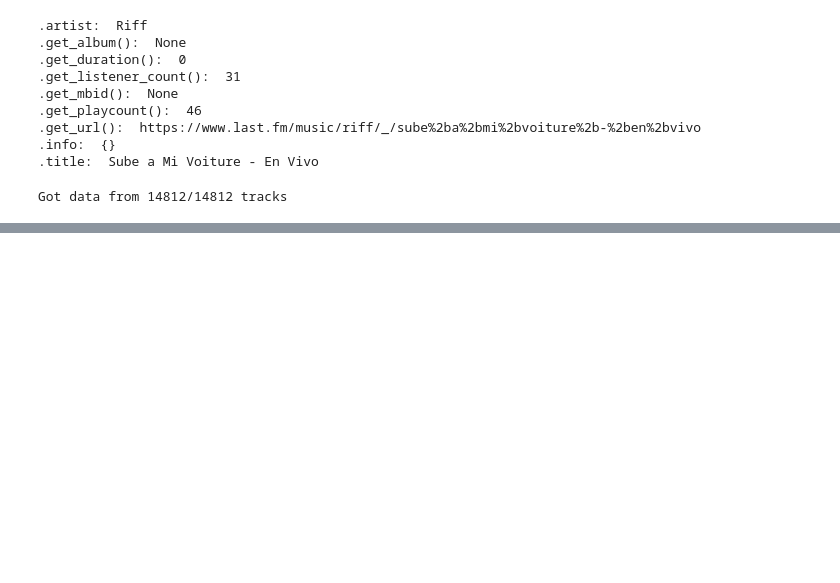
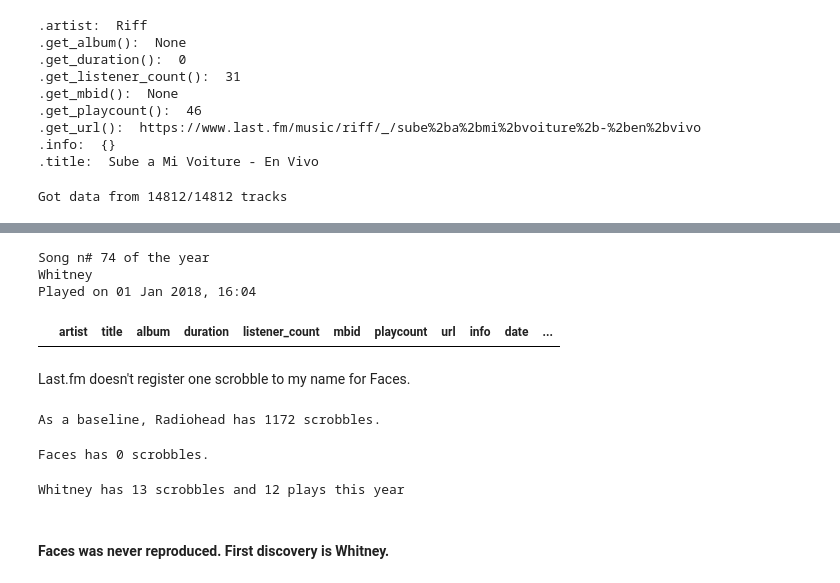
Before and after one commit to alexing/spotify_rewrapped, a Jupyter notebook: wrapped.ipynb, the cells around one changed output, grey strips where cells are left out. Cells and saved outputs as stored; diff of their text form; code cells hidden in the pictures; blank space fills up the shorter version.

```diff
--- a/wrapped.ipynb
+++ b/wrapped.ipynb
@@ -145,0 +397,35 @@ PlayedTrack(track=pylast.Track('Marilina Bertoldi', 'Nunca', pylast.LastFMNetwor
+# %%
+reverse_df = df.iloc[::-1]
+for i, row in reverse_df.iterrows():
+    if row['artist'] not in top_artists:
+        print("Song n# %d of the year" % (len(df) - i))
+        print(row['artist'])
+        print("Played on %s" % str(row['date']))
+        break
+# %% [output]
+Song n# 74 of the year
+Whitney
+Played on 01 Jan 2018, 16:04
+# %%
+df[df['artist'] == 'Faces']
+# %% [output]
+|  | artist | title | album | duration | listener_count | mbid | playcount | url | info | date | ... |
+# %% [markdown]
+Last.fm doesn't register one scrobble to my name for Faces.
+# %%
+artist = pylast.Artist("Radiohead", network, username='alexing10')
+print("As a baseline, Radiohead has %d scrobbles." % artist.get_userplaycount())
+# %% [output]
+As a baseline, Radiohead has 1172 scrobbles.
+# %%
+artist = pylast.Artist("Faces", network, username='alexing10')
+print("Faces has %d scrobbles." % artist.get_userplaycount())
+# %% [output]
+Faces has 0 scrobbles.
+# %%
+artist = pylast.Artist("Whitney", network, username='alexing10')
+print("Whitney has %d scrobbles and %d plays this year" % (artist.get_userplaycount(),len(df[df['artist'] == 'Whitney'])))
+# %% [output]
+Whitney has 13 scrobbles and 12 plays this year
+# %% [markdown]
+#### __Faces was never reproduced. First discovery is Whitney.__
```
Also changed, not shown: parts of 38 cells of this notebook.
